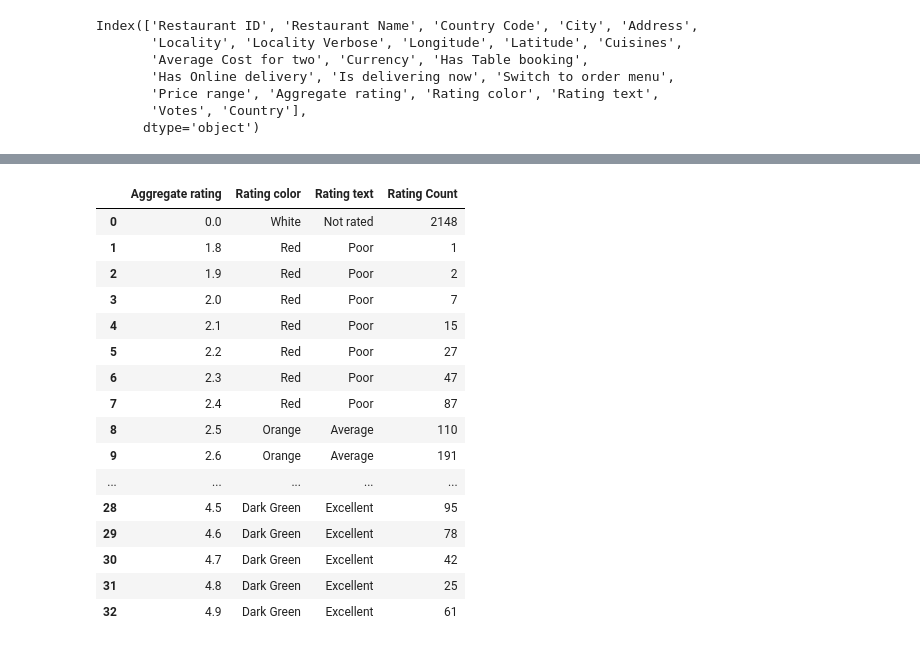
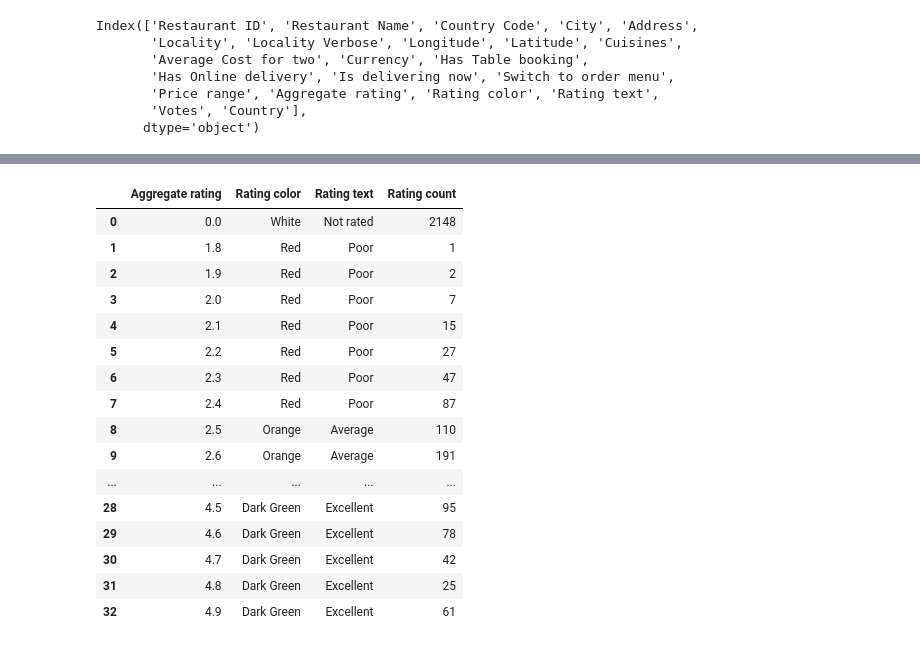
Before and after one commit to rohitranvir/Data-Science, a Jupyter notebook: DATA Cleaning/Zomatodataset/Untitled.ipynb, the cells around one changed output, grey strips where cells are left out. Saved outputs shown, nothing was run; the diff lists cells and outputs as text; code cells hidden in the pictures.

```diff
--- a/DATA Cleaning/Zomatodataset/Untitled.ipynb
+++ b/DATA Cleaning/Zomatodataset/Untitled.ipynb
@@ -174,23 +156,21 @@ Index(['Restaurant ID', 'Restaurant Name', 'Country Code', 'City', 'Address',
       dtype='object')
 # %%
-ratings=final_df.groupby(['Aggregate rating','Rating color','Rating text']).size().reset_index().rename(columns={0:"Rating Count"})
+    final_df.groupby(['Aggregate rating','Rating color','Rating text']).size().reset_index().rename(columns={0:'Rating count'})
+# %% [output]
+|  | Aggregate rating | Rating color | Rating text | Rating count |
+| 0 | 0.0 | White | Not rated | 2148 |
+| 1 | 1.8 | Red | Poor | 1 |
+| 2 | 1.9 | Red | Poor | 2 |
+| 3 | 2.0 | Red | Poor | 7 |
+| 4 | 2.1 | Red | Poor | 15 |
+| 5 | 2.2 | Red | Poor | 27 |
+| 6 | 2.3 | Red | Poor | 47 |
+| 7 | 2.4 | Red | Poor | 87 |
+| 8 | 2.5 | Orange | Average | 110 |
+| 9 | 2.6 | Orange | Average | 191 |
+| ... | ... | ... | ... | ... |
+| 28 | 4.5 | Dark Green | Excellent | 95 |
+| 29 | 4.6 | Dark Green | Excellent | 78 |
+| 30 | 4.7 | Dark Green | Excellent | 42 |
+| 31 | 4.8 | Dark Green | Excellent | 25 |
+| 32 | 4.9 | Dark Green | Excellent | 61 |
-# %%
-ratings
-# %% [output]
-|  | Aggregate rating | Rating color | Rating text | Rating Count |
-| 0 | 0.0 | White | Not rated | 2148 |
-| 1 | 1.8 | Red | Poor | 1 |
-| 2 | 1.9 | Red | Poor | 2 |
-| 3 | 2.0 | Red | Poor | 7 |
-| 4 | 2.1 | Red | Poor | 15 |
-| 5 | 2.2 | Red | Poor | 27 |
-| 6 | 2.3 | Red | Poor | 47 |
-| 7 | 2.4 | Red | Poor | 87 |
-| 8 | 2.5 | Orange | Average | 110 |
-| 9 | 2.6 | Orange | Average | 191 |
-| ... | ... | ... | ... | ... |
-| 28 | 4.5 | Dark Green | Excellent | 95 |
-| 29 | 4.6 | Dark Green | Excellent | 78 |
-| 30 | 4.7 | Dark Green | Excellent | 42 |
-| 31 | 4.8 | Dark Green | Excellent | 25 |
-| 32 | 4.9 | Dark Green | Excellent | 61 |
```
Also changed, not shown: parts of 23 cells of this notebook, 2 other files.
